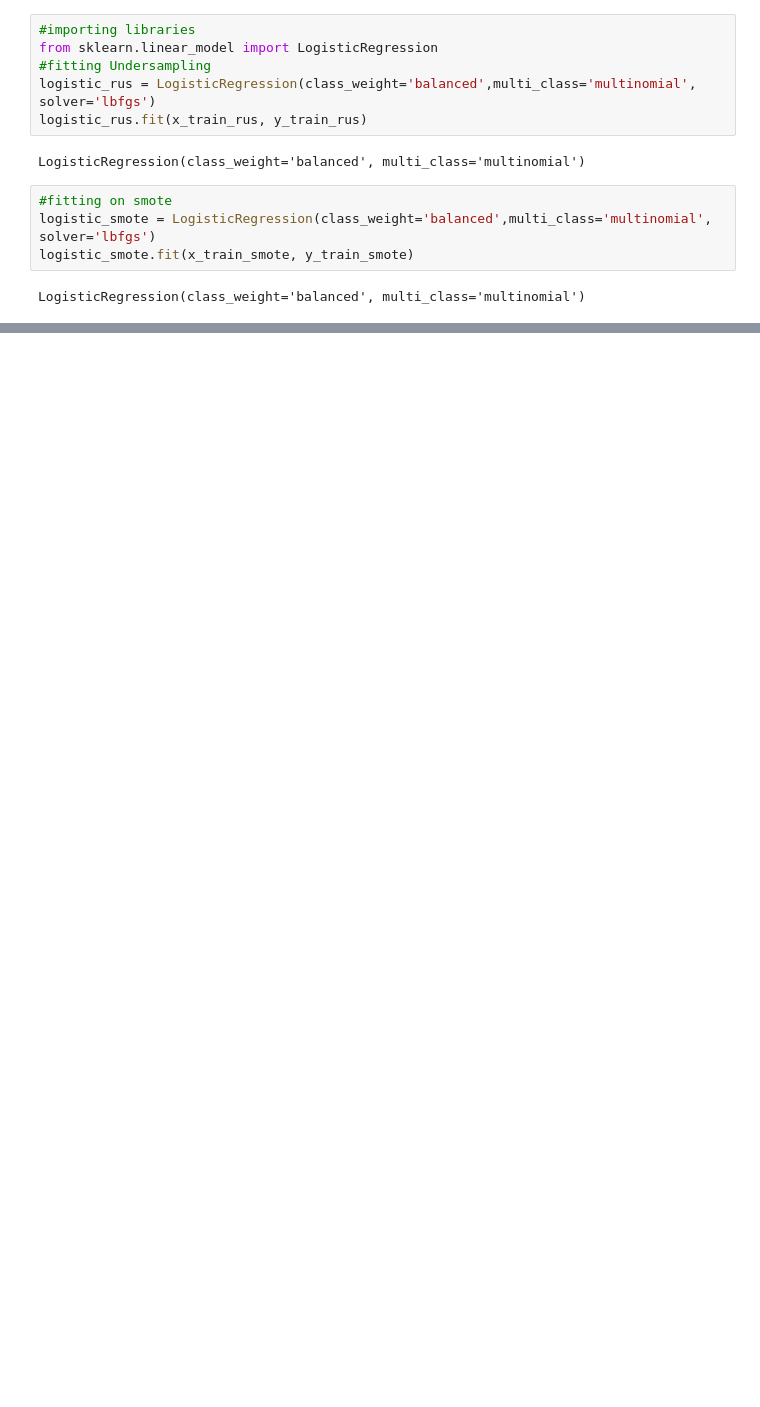
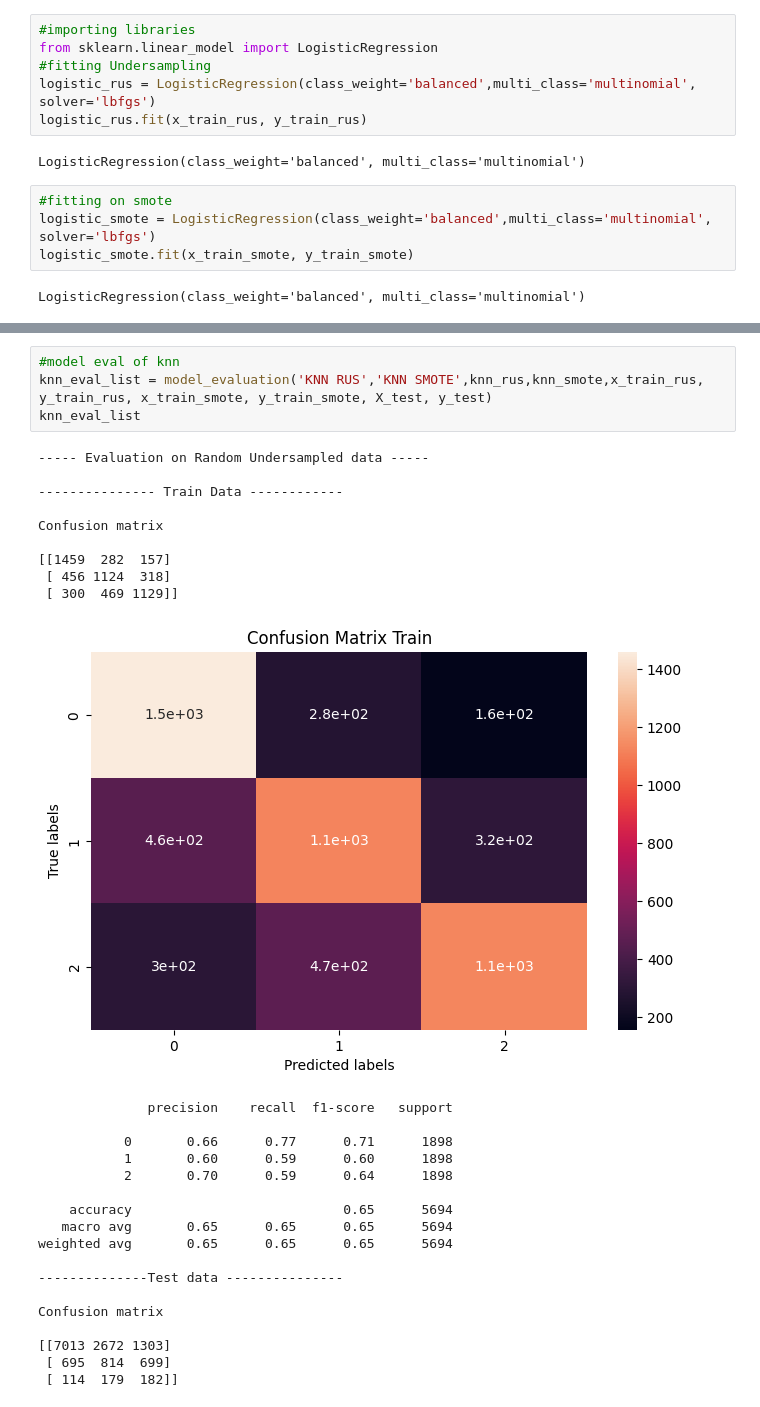
Before and after one commit to vithika-karan/Email-Campaign-Effectiveness-Prediction, a Jupyter notebook: Email_Campaign_Effectiveness_Prediction_Vithika_Karan.ipynb, the cells around one changed output, grey strips where cells are left out. Cells and saved outputs as stored; diff of their text form; blank space fills up the shorter version.

```diff
--- a/Email_Campaign_Effectiveness_Prediction_Vithika_Karan.ipynb
+++ b/Email_Campaign_Effectiveness_Prediction_Vithika_Karan.ipynb
@@ -868,0 +1321,32 @@ comparison_df
+# %%
+#model eval of knn
+knn_eval_list = model_evaluation('KNN RUS','KNN SMOTE',knn_rus,knn_smote,x_train_rus, y_train_rus, x_train_smote, y_train_smote, X_test, y_test)
+knn_eval_list
+# %% [output]
+----- Evaluation on Random Undersampled data -----
+
+--------------- Train Data ------------
+
+Confusion matrix
+
+[[1459  282  157]
+ [ 456 1124  318]
+ [ 300  469 1129]]
+[figure, added]
+              precision    recall  f1-score   support
+
+           0       0.66      0.77      0.71      1898
+           1       0.60      0.59      0.60      1898
+           2       0.70      0.59      0.64      1898
+
+    accuracy                           0.65      5694
+   macro avg       0.65      0.65      0.65      5694
+weighted avg       0.65      0.65      0.65      5694
+
+--------------Test data ---------------
+
+Confusion matrix
+
+[[7013 2672 1303]
+ [ 695  814  699]
+ [ 114  179  182]]
```
Also changed, not shown: parts of 58 cells of this notebook.
